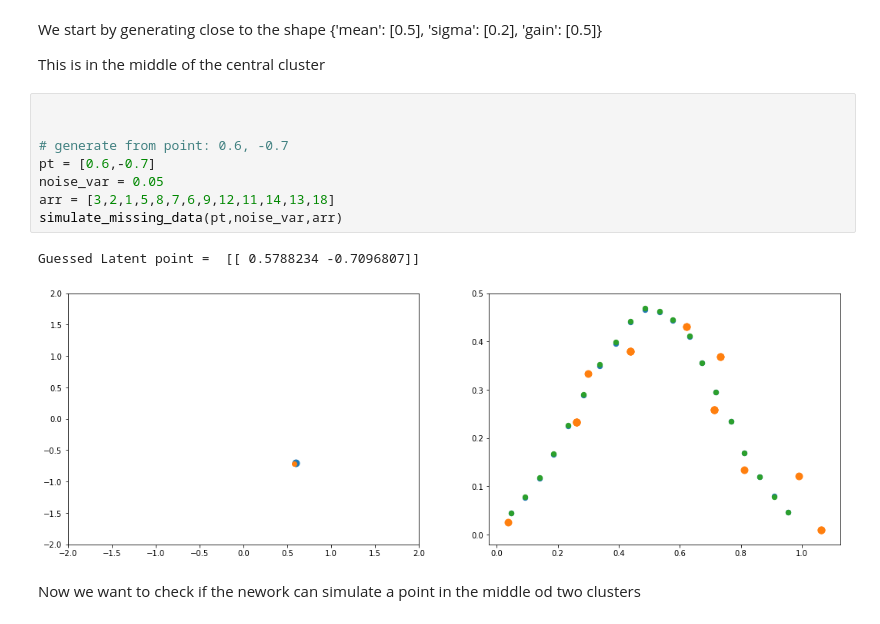
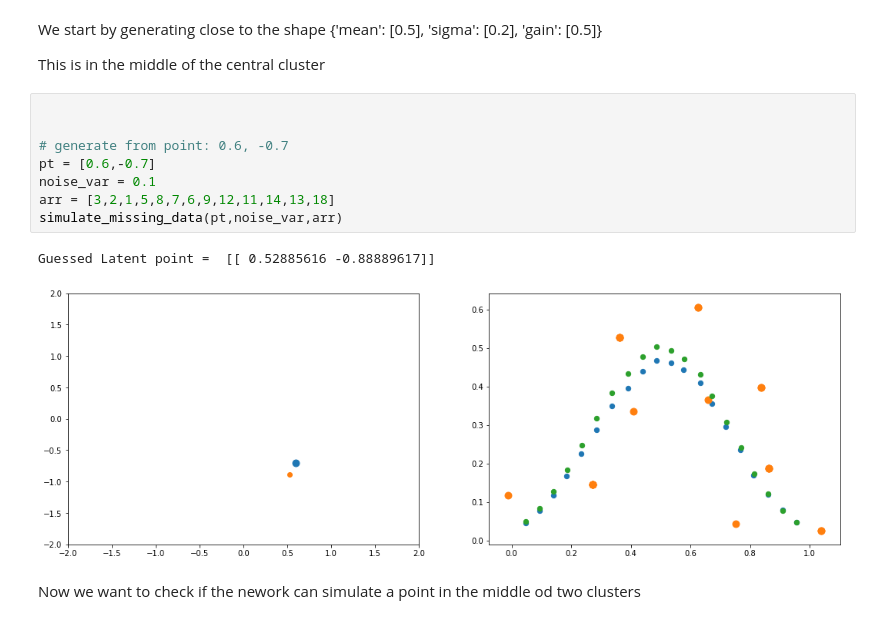
Before and after one commit to AndreaRigoni/rfx-hunch, a Jupyter notebook: src/Tprofile_read/jpnb/STEP1.ipynb, the cells around one changed output. Saved outputs shown, nothing was run; the diff lists cells and outputs as text.

```diff
--- a/src/Tprofile_read/jpnb/STEP1.ipynb
+++ b/src/Tprofile_read/jpnb/STEP1.ipynb
@@ -124,14 +124,14 @@ This is in the middle of the central cluster
 # %%
 
 
 # generate from point: 0.6, -0.7
 pt = [0.6,-0.7]
-noise_var = 0.05
+noise_var = 0.1
 arr = [3,2,1,5,8,7,6,9,12,11,14,13,18]
 simulate_missing_data(pt,noise_var,arr)
 # %% [output]
-Guessed Latent point =  [[ 0.5788234 -0.7096807]]
+Guessed Latent point =  [[ 0.52885616 -0.88889617]]
-[figure, old version]
+[figure, new version]
 # %% [markdown]
 Now we want to check if the nework can simulate a point in the middle od two clusters
 # %%
```
Also changed, not shown: parts of 1 cell of this notebook, 9 other files.
